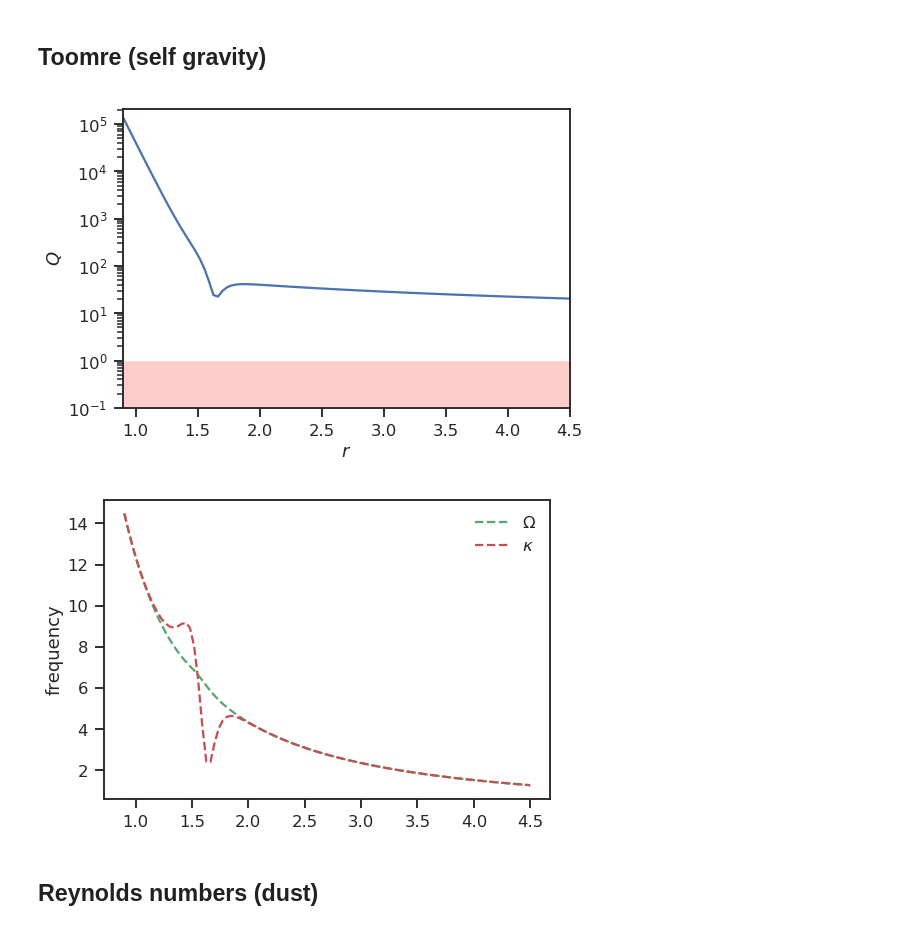
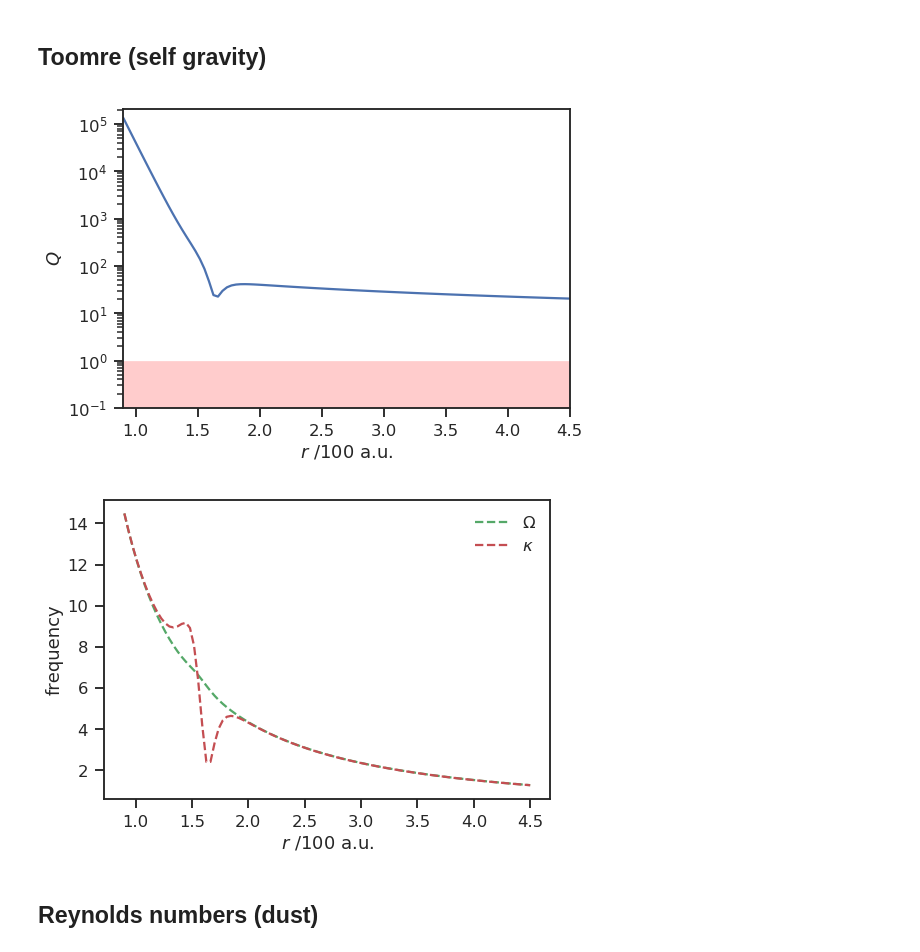
Before and after one commit to neutrinoceros/amrvac-models, a Jupyter notebook: hd142527/Theo_study.ipynb, the cells around one changed output. Saved outputs shown, nothing was run; the diff lists cells and outputs as text; code cells hidden in the pictures.

```diff
--- a/hd142527/Theo_study.ipynb
+++ b/hd142527/Theo_study.ipynb
@@ -209,14 +227,15 @@ fig,ax = plt.subplots(num=4)
 sizes = conf['usr_dust_list']['grain_size_cm']
 if isinstance(sizes, float): sizes = [sizes]
 
-for grain_size in sizes:
+styles = [dict(lw=2.5, ls='-'), dict(lw=2, ls='-'), dict(lw=2.5, ls='--'), dict(lw=2, ls='--')]
+for grain_size, style in zip(sizes, styles):
     St = np.zeros(len(r_range))
     my_model.values[DTDisk.sp] = grain_size / ref_length
     for i,rv in enumerate(r_range):
         St[i] = my_model.stokes_number.subs(r, rv)
-    ax.plot(r_range, St, label=f'$s_p={grain_size}$cm')
+    ax.plot(r_range, St, label=f'$s_p={grain_size}$cm', **style)
 ax.set_yscale('log')
-ax.plot(r_range, 0.5*np.ones(len(r_range)), color='k', lw=0.2)
+ax.plot(r_range, 0.5*np.ones(len(r_range)), color='k', ls=':')
 
 ylims = ax.get_ylim()
 ax.fill_between(
@@ -228,24 +247,26 @@ ax.fill_between(
 )
 
 
-# Annotate the cavity transition region within 2 sigma
-asymp = dict(ls='--', c='k', lw=0.4)
-ax.plot(r_range, r_range/r_range*0.5, **asymp)
-sigmm = (center-sig/2)
-sigpp = (center+3*sig/2)
+# Annotate the cavity transition region within 4 sigma
+asymp = dict(ls=':', c='k')
+#ax.plot(r_range, r_range/r_range*0.5, **asymp)
+sigmm = (center-2*sig)
+#sigpp = (center+3*sig/2)
+sigpp = center+2*sig
 ax.plot(sigmm*np.ones(2), np.array(ylims), **asymp)
 ax.plot(sigpp*np.ones(2), np.array(ylims), **asymp)
 
-ax.annotate(s=r'', xy=(sigmm,1), xytext=(sigpp,1),
-            arrowprops=dict(arrowstyle='<->', shrinkA=0, shrinkB=0))
-ax.annotate(s=r'$2\sigma$', xy=(center, 1.2))
+ax.annotate(s=r'', xy=(sigmm,5e-2), xytext=(sigpp,5e-2),
+            arrowprops=dict(arrowstyle='<->', shrinkA=0, shrinkB=0, color="black"))
+ax.text(x=0.9*center, y=1e-1, s=r'$4\sigma_b$', size=20)#, xy=(center, 1.2))
 
 
-ax.set_xlabel(r'$r$')
+ax.set_xlabel(r'$r$ /100 a.u.')
+
 ax.set_ylabel(r'$\mathrm{St}$')
 ax.set_ylim(ylims)
 ax.set_xlim(r_range.min(), r_range.max())
-ax.legend(loc="upper right")
+ax.legend(ncol=2, loc="upper right", frameon=True, fontsize=12)
 
 save(fig, name="init_St")
 plt.show()
@@ -263,7 +284,7 @@ for i,rv in enumerate(r_range):
 ax.plot(r_range, Q, label='$Q$ model')
 ax.set_yscale('log')
 ylims = ax.get_ylim()
-ax.set_xlabel(r'$r$')
+ax.set_xlabel(r'$r$ /100 a.u.')
 ax.set_ylabel(r'$Q$')
 
 ylims = list(ax.get_ylim())
@@ -275,27 +296,29 @@ ax.set_xlim(r_range[0], r_range[-1])
 save(fig, name="init_toomre")
 plt.show()
 # %% [output]
-[figure, old version]
+[figure, new version]
 # %%
 ## Frequencies (rotational, epicyclic)
 
 fig, ax = plt.subplots(num=6)
 
 omega = np.zeros(len(r_range))
 kappa = np.zeros(len(r_range))
 for i,rv in enumerate(r_range):
     omega[i] = my_model.angular_velocity.subs(r, rv)
     kappa[i] = my_model.epicyclic_frequency.subs(r, rv)
 ax.plot(r_range, omega, ls='--', lw=0)#skip a color
 ax.plot(r_range, omega, ls='--', label=r'$\Omega$')
 ax.plot(r_range, kappa, ls='--', label=r'$\kappa$')
 ax.set_ylabel('frequency')
 ax.legend()
 
+ax.set_xlabel(r'$r$ /100 a.u.')
+
 plt.show()
 save(fig, name="init_rot_freq")
 # %% [output]
-[figure, old version]
+[figure, new version]
 # %% [markdown]
 ## Reynolds numbers (dust)
 # %%
```
Also changed, not shown: parts of 7 cells of this notebook.
